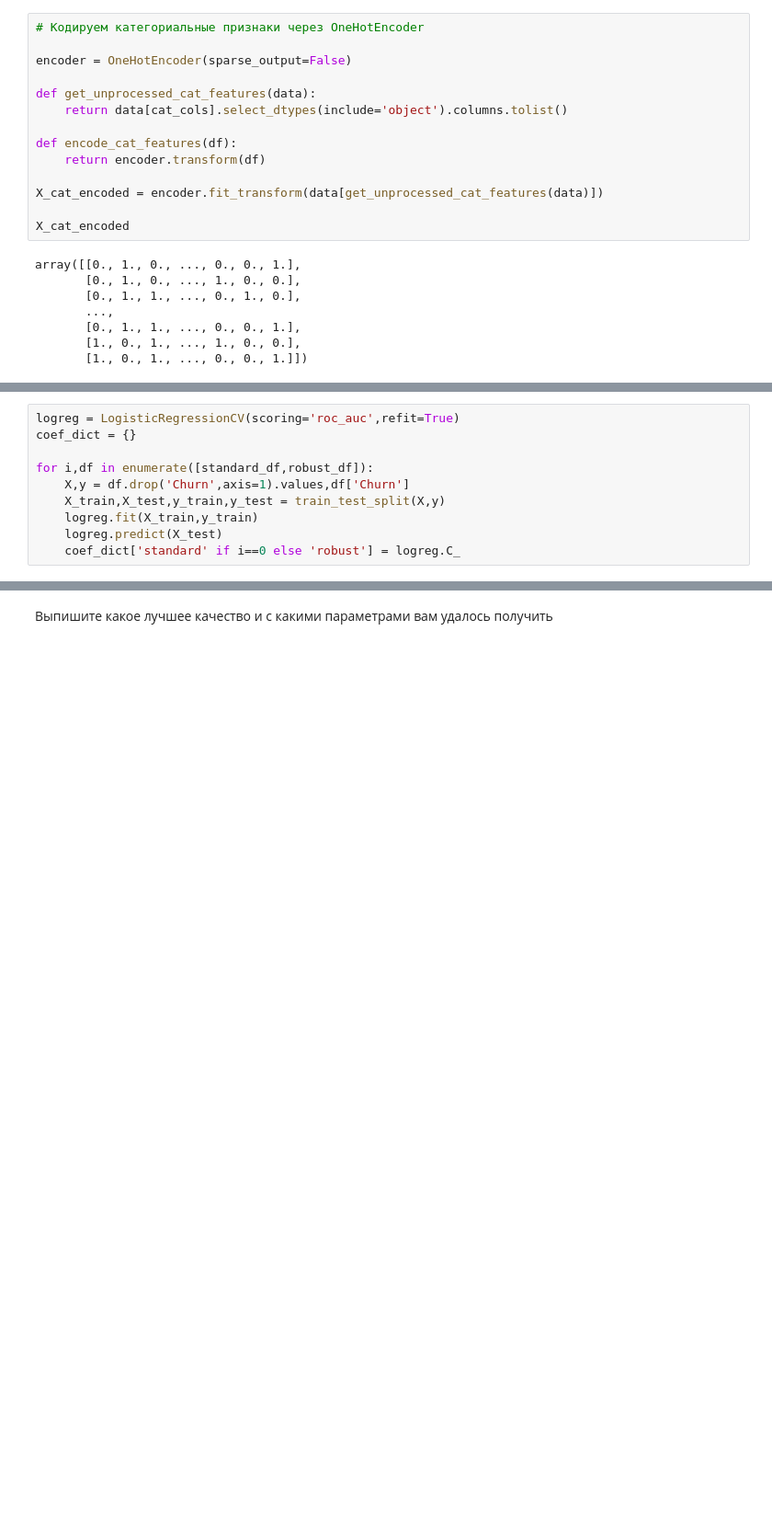
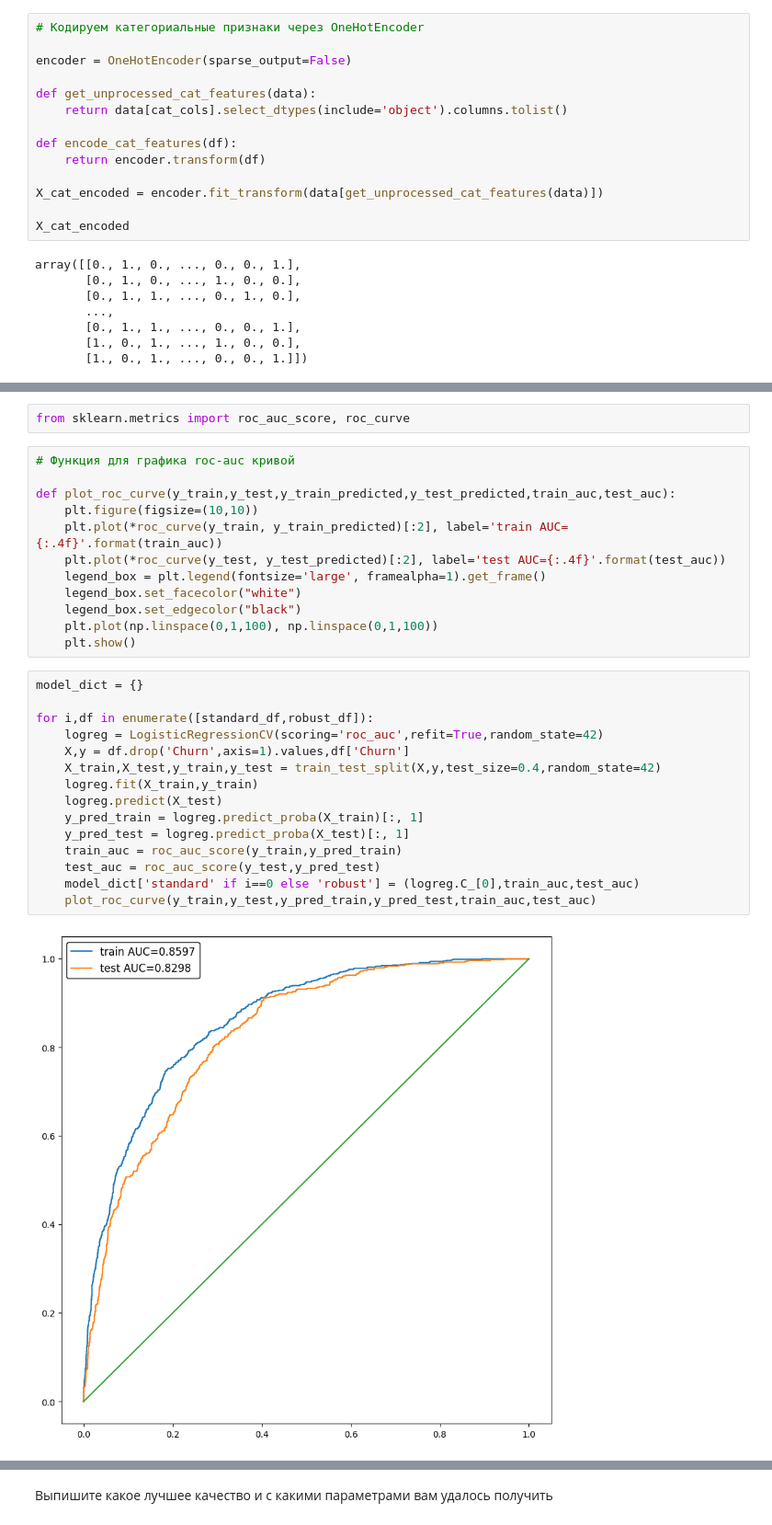
Before and after one commit to kovzanok/ml, a Jupyter notebook: week_03_composition_model_selection/Homework/hw_3_kaggle.ipynb, the cells around one changed output, grey strips where cells are left out. Shown at 92% size. Cells and saved outputs as stored; diff of their text form; blank space fills up the shorter version.

```diff
--- a/week_03_composition_model_selection/Homework/hw_3_kaggle.ipynb
+++ b/week_03_composition_model_selection/Homework/hw_3_kaggle.ipynb
@@ -352,12 +358,33 @@ robust_num_df = pd.DataFrame(columns=[*num_cols],data=[*X_num_robust])
 standard_df = pd.concat([standard_num_df,data['IsSeniorCitizen'],cat_df,data['Churn']],axis=1)
 robust_df = pd.concat([robust_num_df,data['IsSeniorCitizen'],cat_df,data['Churn']],axis=1)
+# %%
+from sklearn.metrics import roc_auc_score, roc_curve
+# %%
+# Функция для графика roc-auc кривой
+
+def plot_roc_curve(y_train,y_test,y_train_predicted,y_test_predicted,train_auc,test_auc):
+    plt.figure(figsize=(10,10))
+    plt.plot(*roc_curve(y_train, y_train_predicted)[:2], label='train AUC={:.4f}'.format(train_auc))
+    plt.plot(*roc_curve(y_test, y_test_predicted)[:2], label='test AUC={:.4f}'.format(test_auc))
+    legend_box = plt.legend(fontsize='large', framealpha=1).get_frame()
+    legend_box.set_facecolor("white")
+    legend_box.set_edgecolor("black")
+    plt.plot(np.linspace(0,1,100), np.linspace(0,1,100))
+    plt.show()
 # %%
-logreg = LogisticRegressionCV(scoring='roc_auc',refit=True)
-coef_dict = {}
+model_dict = {}
 
 for i,df in enumerate([standard_df,robust_df]):
+    logreg = LogisticRegressionCV(scoring='roc_auc',refit=True,random_state=42)
     X,y = df.drop('Churn',axis=1).values,df['Churn']
-    X_train,X_test,y_train,y_test = train_test_split(X,y)
+    X_train,X_test,y_train,y_test = train_test_split(X,y,test_size=0.4,random_state=42)
     logreg.fit(X_train,y_train)
     logreg.predict(X_test)
-    coef_dict['standard' if i==0 else 'robust'] = logreg.C_
+    y_pred_train = logreg.predict_proba(X_train)[:, 1]
+    y_pred_test = logreg.predict_proba(X_test)[:, 1]
+    train_auc = roc_auc_score(y_train,y_pred_train)
+    test_auc = roc_auc_score(y_test,y_pred_test)
+    model_dict['standard' if i==0 else 'robust'] = (logreg.C_[0],train_auc,test_auc)
+    plot_roc_curve(y_train,y_test,y_pred_train,y_pred_test,train_auc,test_auc)
+# %% [output]
+[figure, added]
```
Also changed, not shown: parts of 17 cells of this notebook.
